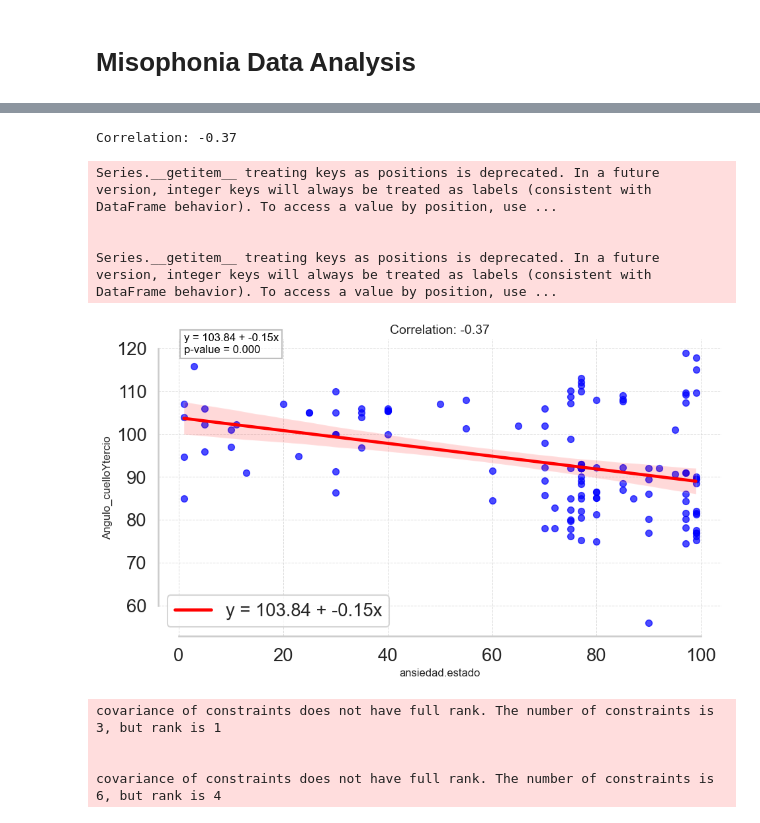
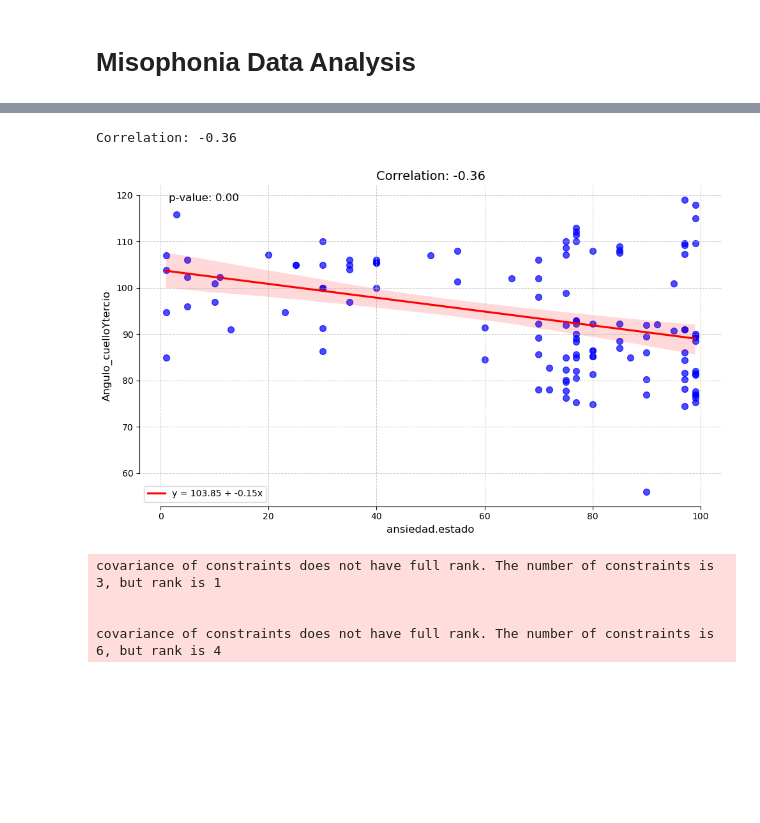
Before and after one commit to MMRES-PyBootcamp/MMRES-python-bootcamp2024, a Jupyter notebook: Misophonia_report/MMRES_Report_AlbertGrass_AndresGordo.ipynb, the cells around one changed output, grey strips where cells are left out. Drawn from its saved outputs; the diff is of its cells as text; code cells hidden in the pictures; blank space fills up the shorter version.

Commit message:
Fix figure 1 NaN dropping by using masking

```diff
--- a/Misophonia_report/MMRES_Report_AlbertGrass_AndresGordo.ipynb
+++ b/Misophonia_report/MMRES_Report_AlbertGrass_AndresGordo.ipynb
@@ -18,49 +18,41 @@ dfSummary(df)
 [interactive output not drawn]
 # %%
 # Drop rows with NaN or infinite values in the relevant columns
-df_clean = df[['ansiedad.estado', 'Angulo_cuelloYtercio']].replace([np.inf, -np.inf], np.nan)
-df_clean = df_clean.fillna(df_clean.median())
-
+mask_ansiedad_cuello = df[['ansiedad.estado', 'Angulo_cuelloYtercio']].replace([np.inf, -np.inf], np.nan).dropna()
+df_clean_ansiedad_cuello = df.loc[mask_ansiedad_cuello.index].copy()
 
 # Calculate the correlation
-correlation = df_clean['ansiedad.estado'].corr(df_clean['Angulo_cuelloYtercio'])
+correlation = df_clean_ansiedad_cuello['ansiedad.estado'].corr(df_clean_ansiedad_cuello['Angulo_cuelloYtercio'])
 print(f"Correlation: {correlation:.2f}")
 
 # Fit the linear regression model
-X = sm.add_constant(df_clean['ansiedad.estado'])  # Adds a constant for the intercept
-model = sm.OLS(df_clean['Angulo_cuelloYtercio'], X).fit()
+X = sm.add_constant(df_clean_ansiedad_cuello['ansiedad.estado'])  # Adds a constant for the intercept
+model = sm.OLS(df_clean_ansiedad_cuello['Angulo_cuelloYtercio'], X).fit()
 slope, intercept = model.params[1], model.params[0]
 p_value = model.pvalues[1]
 
 # Plot the data and the regression line
 plt.figure(figsize=(10, 6))
-sns.regplot(x='ansiedad.estado', y='Angulo_cuelloYtercio', data=df_clean,
+sns.regplot(x='ansiedad.estado', y='Angulo_cuelloYtercio', data=df_clean_ansiedad_cuello,
             scatter_kws={'s': 50, 'color': 'blue', 'alpha': 0.7},
             line_kws={'color': 'red', 'label': f'y = {intercept:.2f} + {slope:.2f}x'})
 
 # Add title and labels
 plt.title(f'Correlation: {correlation:.2f}', fontsize=14)
 plt.xlabel('ansiedad.estado', fontsize=12)
 plt.ylabel('Angulo_cuelloYtercio', fontsize=12)
-
-# Annotate the plot
-plt.text(min(df['ansiedad.estado']), max(df['Angulo_cuelloYtercio']),
-         f'y = {intercept:.2f} + {slope:.2f}x\np-value = {p_value:.3f}',
-         fontsize=12, color='black', bbox=dict(facecolor='white', edgecolor='gray', alpha=0.5))
+# Add p-value as text
+plt.text(0.05, 0.95, f'p-value: {p_value:.2f}', transform=plt.gca().transAxes, fontsize=12)
 
 # Customize and show the plot
 sns.despine(trim=True)
 plt.grid(True, which='both', linestyle='--', linewidth=0.7, alpha=0.7)
 plt.legend()
 plt.tight_layout()
 plt.show()
 # %% [output]
-Correlation: -0.37
+Correlation: -0.36
-Series.__getitem__ treating keys as positions is deprecated. In a future version, integer keys will always be treated as labels (consistent with DataFrame behavior). To access a value by position, use ...
-
-
-Series.__getitem__ treating keys as positions is deprecated. In a future version, integer keys will always be treated as labels (consistent with DataFrame behavior). To access a value by position, use ...
-[figure, old version]
+[figure, new version]
 # %%
 from scipy.stats import f_oneway
 
```
